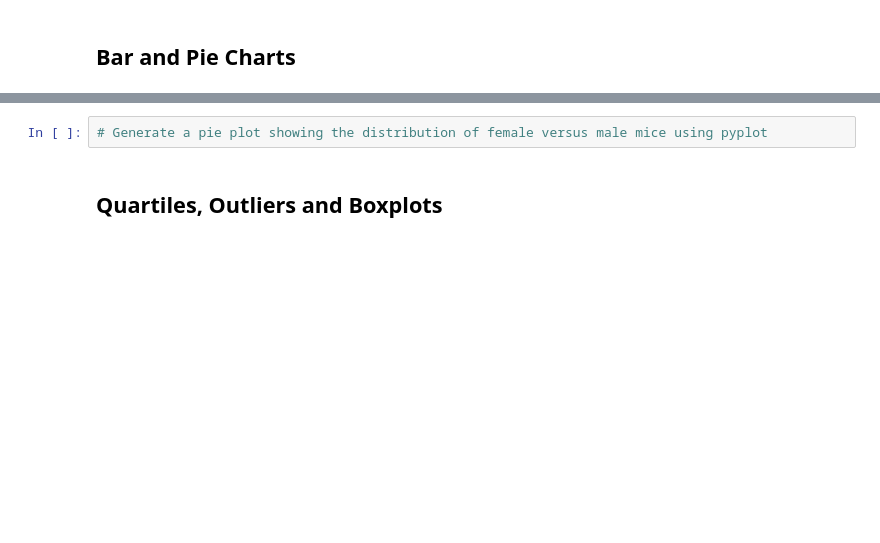
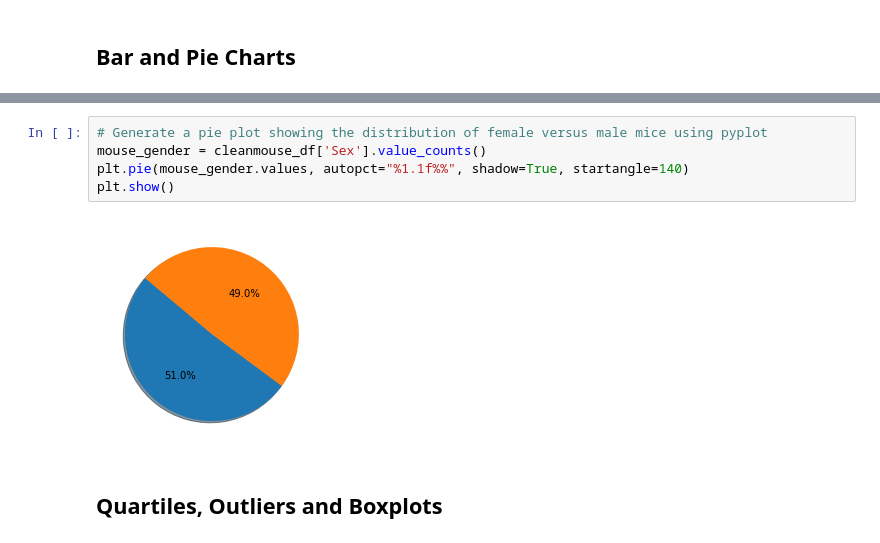
Before and after one commit to loucksjohn/matplotlib_homework, a Jupyter notebook: Pymaceuticals/pymaceuticals_starter.ipynb, the cells around one changed output, grey strips where cells are left out. Saved outputs shown, nothing was run; the diff lists cells and outputs as text; blank space fills up the shorter version.

```diff
--- a/Pymaceuticals/pymaceuticals_starter.ipynb
+++ b/Pymaceuticals/pymaceuticals_starter.ipynb
@@ -81,5 +131,10 @@ drugvar = drug_gby_df['Tumor Volume (mm3)'].var()
 # %%
 # Generate a pie plot showing the distribution of female versus male mice using pyplot
+mouse_gender = cleanmouse_df['Sex'].value_counts()
+plt.pie(mouse_gender.values, autopct="%1.1f%%", shadow=True, startangle=140)
+plt.show()
+# %% [output]
+[figure, added]
 # %% [markdown]
 ## Quartiles, Outliers and Boxplots
 # %%
```
Also changed, not shown: parts of 7 cells of this notebook.
